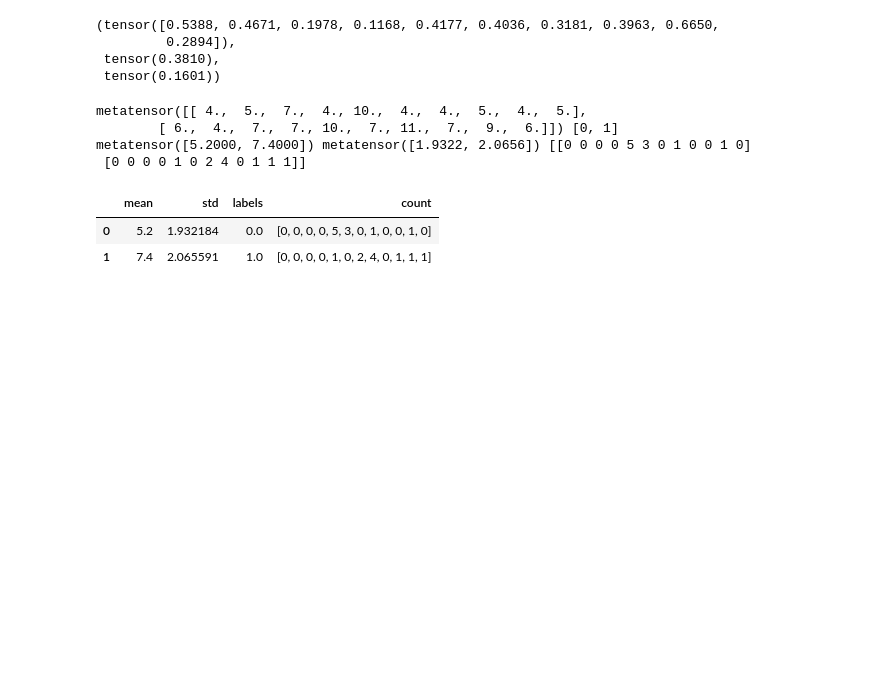
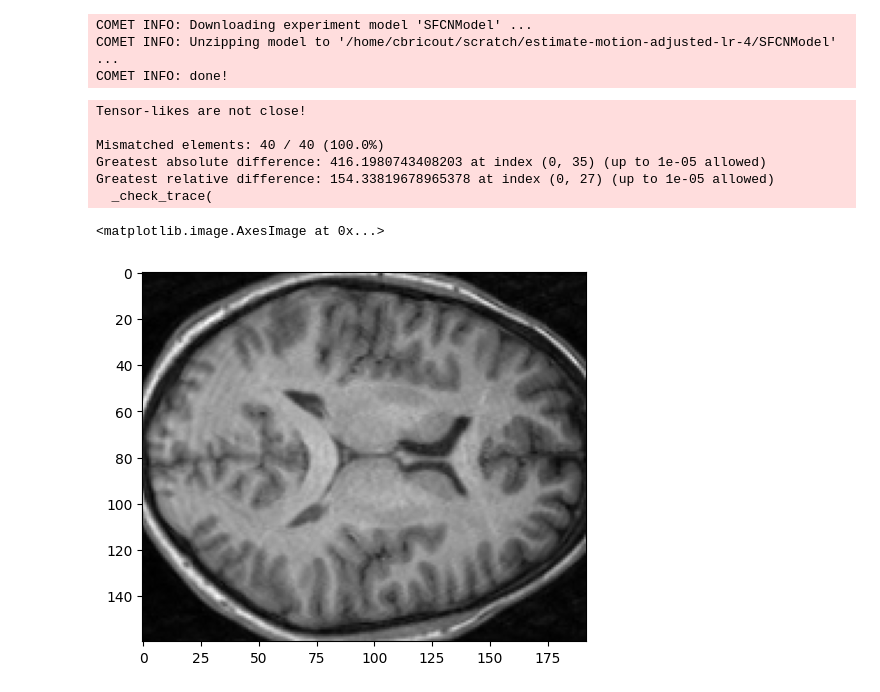
Before and after one commit to chbricout/motiondetector, a Jupyter notebook: notebooks/MCDropout.ipynb, the cells around one changed output. Drawn from its saved outputs; the diff is of its cells as text; code cells hidden in the pictures; blank space fills up the shorter version.

```diff
--- a/notebooks/MCDropout.ipynb
+++ b/notebooks/MCDropout.ipynb
@@ -101,8 +24,0 @@ tensor([4, 6])
-# %%
-preds = get_mcdropout_list(net, clear_volume["data"])
-preds, preds.mean(), preds.std()
-# %% [output]
-(tensor([0.5388, 0.4671, 0.1978, 0.1168, 0.4177, 0.4036, 0.3181, 0.3963, 0.6650,
-         0.2894]),
- tensor(0.3810),
- tensor(0.1601))
@@ -112,12 +25,28 @@ motion_volume["label"] = torch.IntTensor([1])
-# %%
-%autoreload 2
-df = evaluate_mcdropout(net.cuda(), [clear_volume, motion_volume], None, n_samples=10)
-df
-# %% [output]
-metatensor([[ 4.,  5.,  7.,  4., 10.,  4.,  4.,  5.,  4.,  5.],
-        [ 6.,  4.,  7.,  7., 10.,  7., 11.,  7.,  9.,  6.]]) [0, 1]
-metatensor([5.2000, 7.4000]) metatensor([1.9322, 2.0656]) [[0 0 0 0 5 3 0 1 0 0 1 0]
- [0 0 0 0 1 0 2 4 0 1 1 1]]
-|  | mean | std | labels | count |
-| 0 | 5.2 | 1.932184 | 0.0 | [0, 0, 0, 0, 5, 3, 0, 1, 0, 0, 1, 0] |
-| 1 | 7.4 | 2.065591 | 1.0 | [0, 0, 0, 0, 1, 0, 2, 4, 0, 1, 1, 1] |
+# %%
+net = get_pretrain_task("SFCN", 4,"estimate-motion-adjusted-lr")
+# %% [output]
+COMET INFO: Downloading experiment model 'SFCNModel' ...
+COMET INFO: Unzipping model to '/home/cbricout/scratch/estimate-motion-adjusted-lr-4/SFCNModel' ...
+COMET INFO: done!
+# %%
+net.model.mc_dropout()
+torch.jit.trace(net.model, torch.rand(1, *IM_SHAPE).cuda()).save("sfcn-export")
+net = torch.jit.load("sfcn-export")
+shutil.rmtree('/home/cbricout/scratch')
+# %% [output]
+Tensor-likes are not close!
+
+Mismatched elements: 40 / 40 (100.0%)
+Greatest absolute difference: 416.1980743408203 at index (0, 35) (up to 1e-05 allowed)
+Greatest relative difference: 154.33819678965378 at index (0, 27) (up to 1e-05 allowed)
+  _check_trace(
+# %%
+load = FinetuneTransform()
+to_soft:ToSoftLabel = ToSoftLabel.base_config()
+std = load({"data":r"C:\Users\Brico\Downloads\sub-067018_ses-standard_space-MNI152NLin2009cSym_res-1x1x1_T1w.nii.gz"})['data']
+mot1 = load({"data":r"C:\Users\Brico\Downloads\sub-067018_ses-headmotion1_space-MNI152NLin2009cSym_res-1x1x1_T1w.nii.gz"})['data']
+mot2 = load({"data":r"C:\Users\Brico\Downloads\sub-067018_ses-headmotion2_space-MNI152NLin2009cSym_res-1x1x1_T1w.nii.gz"})['data']
+plt.imshow(mot2[0,:,:,75], cmap="gray")
+# %% [output]
+<matplotlib.image.AxesImage at 0x...>
+[figure, added]
```
Also changed, not shown: parts of 15 cells of this notebook, 13 other files.
